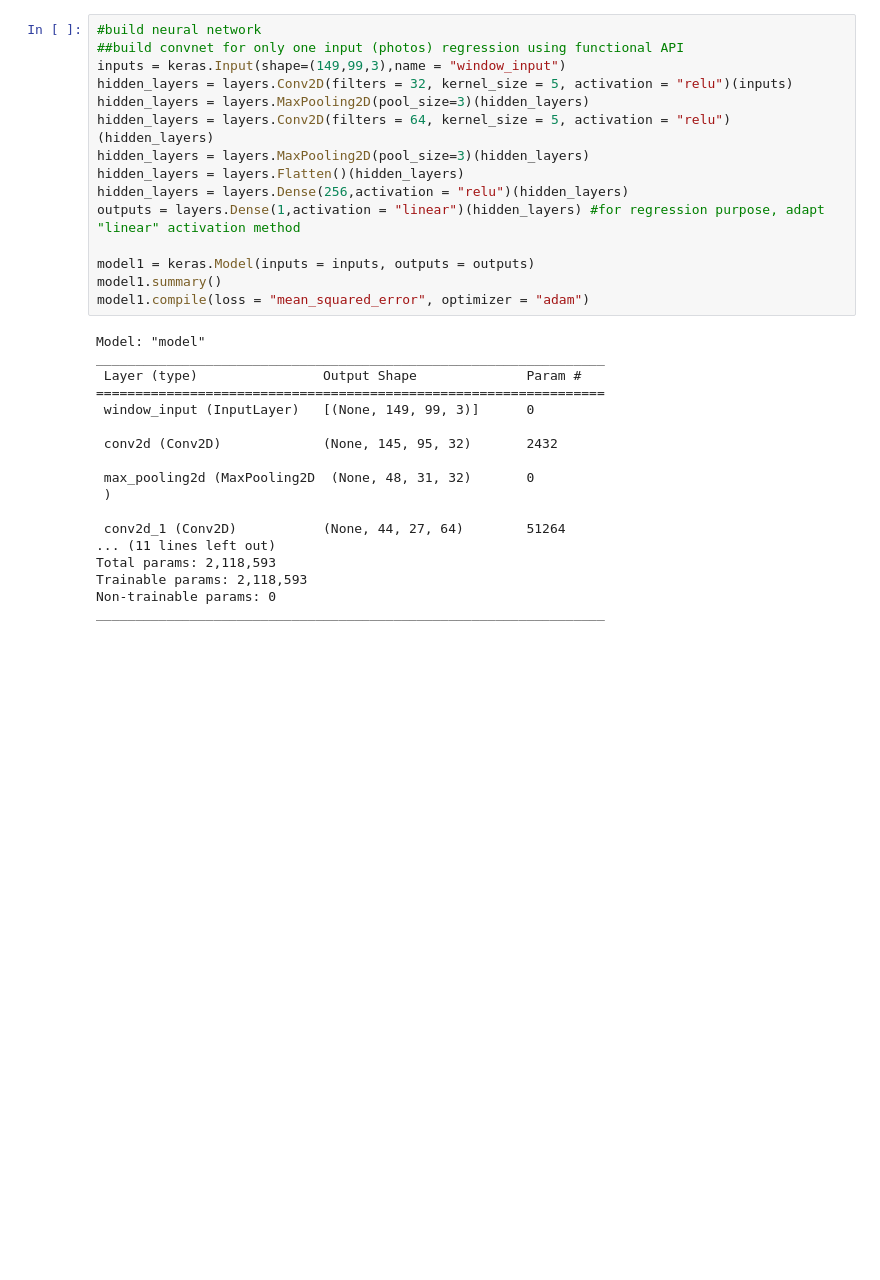
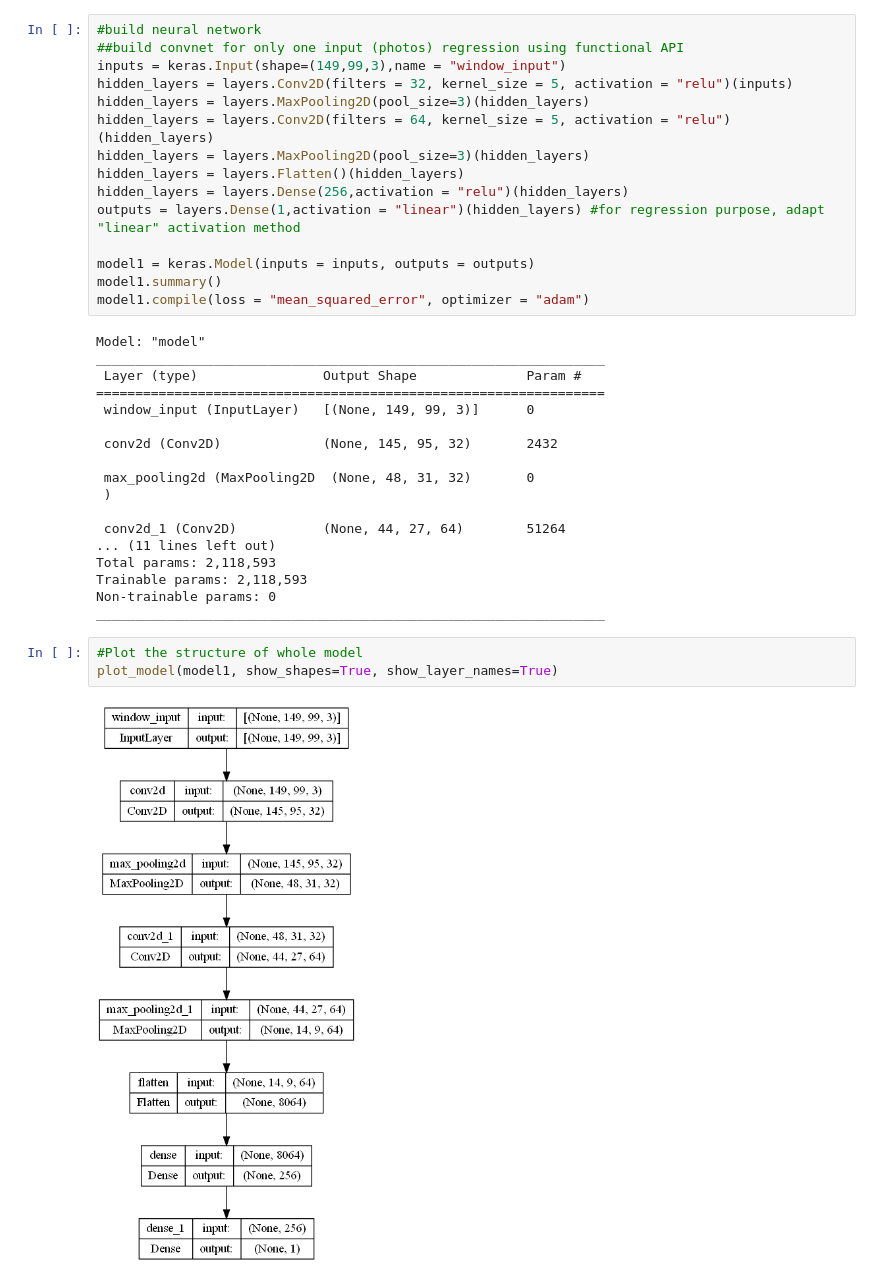
Before and after one commit to FlyingCatLucas/My_first_project-cloud-height-prediction, a Jupyter notebook: cloud_encoder_model1 (Basic CNN).ipynb, the cells around one changed output. Saved outputs shown, nothing was run; the diff lists cells and outputs as text; blank space fills up the shorter version.

```diff
--- a/cloud_encoder_model1 (Basic CNN).ipynb
+++ b/cloud_encoder_model1 (Basic CNN).ipynb
@@ -93,6 +94,11 @@ Total params: 2,118,593
 Trainable params: 2,118,593
 Non-trainable params: 0
 _________________________________________________________________
+# %%
+#Plot the structure of whole model
+plot_model(model1, show_shapes=True, show_layer_names=True)
+# %% [output]
+[figure, added]
 # %%
 #fit the data into model
 history1 = model1.fit(x= train_generator, epochs=8, verbose=1, validation_data = vali_generator)
```
Also changed, not shown: parts of 5 cells of this notebook.
